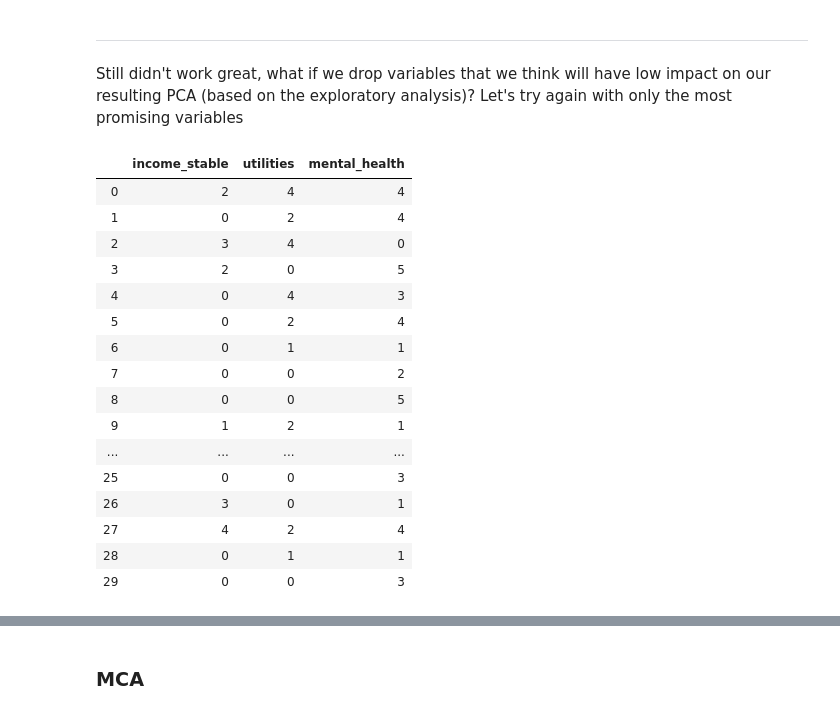
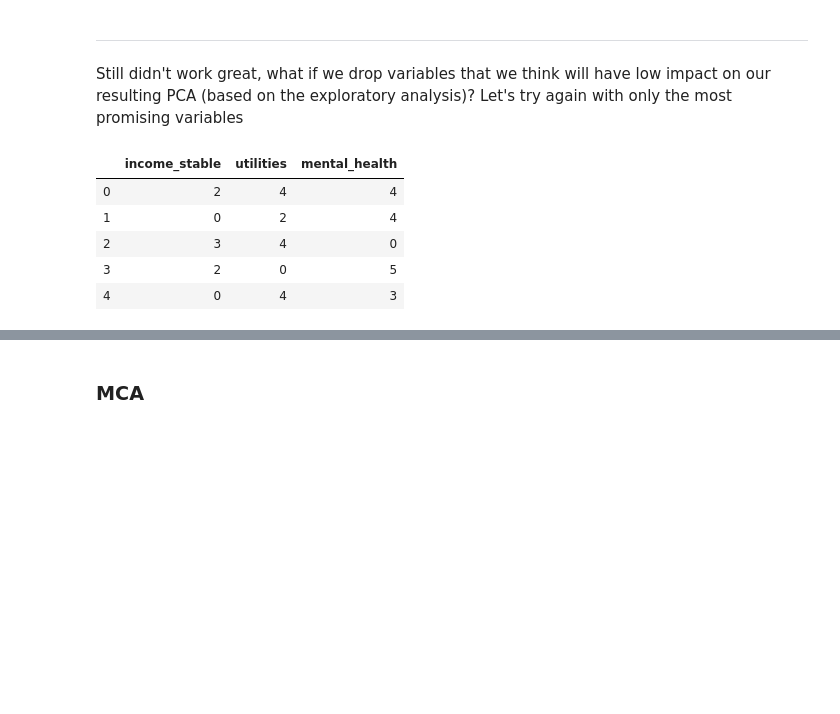
Before and after one commit to jbmoskow/CommunityHousingProject, a Jupyter notebook: CHP_PCA.ipynb, the cells around one changed output, grey strips where cells are left out. Cells and saved outputs as stored; diff of their text form; code cells hidden in the pictures; blank space fills up the shorter version.

```diff
--- a/CHP_PCA.ipynb
+++ b/CHP_PCA.ipynb
@@ -305,22 +306,11 @@ for i, col in enumerate(oeCols): # for each col to be ordinal encoded
     else:
         surveyOE = surveyOE.join(df) # join additional frames
 # %%
-surveyOE.head(30)
+surveyOE.head()
 # %% [output]
 |  | income_stable | utilities | mental_health |
 | 0 | 2 | 4 | 4 |
 | 1 | 0 | 2 | 4 |
 | 2 | 3 | 4 | 0 |
 | 3 | 2 | 0 | 5 |
 | 4 | 0 | 4 | 3 |
-| 5 | 0 | 2 | 4 |
-| 6 | 0 | 1 | 1 |
-| 7 | 0 | 0 | 2 |
-| 8 | 0 | 0 | 5 |
-| 9 | 1 | 2 | 1 |
-| ... | ... | ... | ... |
-| 25 | 0 | 0 | 3 |
-| 26 | 3 | 0 | 1 |
-| 27 | 4 | 2 | 4 |
-| 28 | 0 | 1 | 1 |
-| 29 | 0 | 0 | 3 |
```
Also changed, not shown: parts of 24 cells of this notebook.
